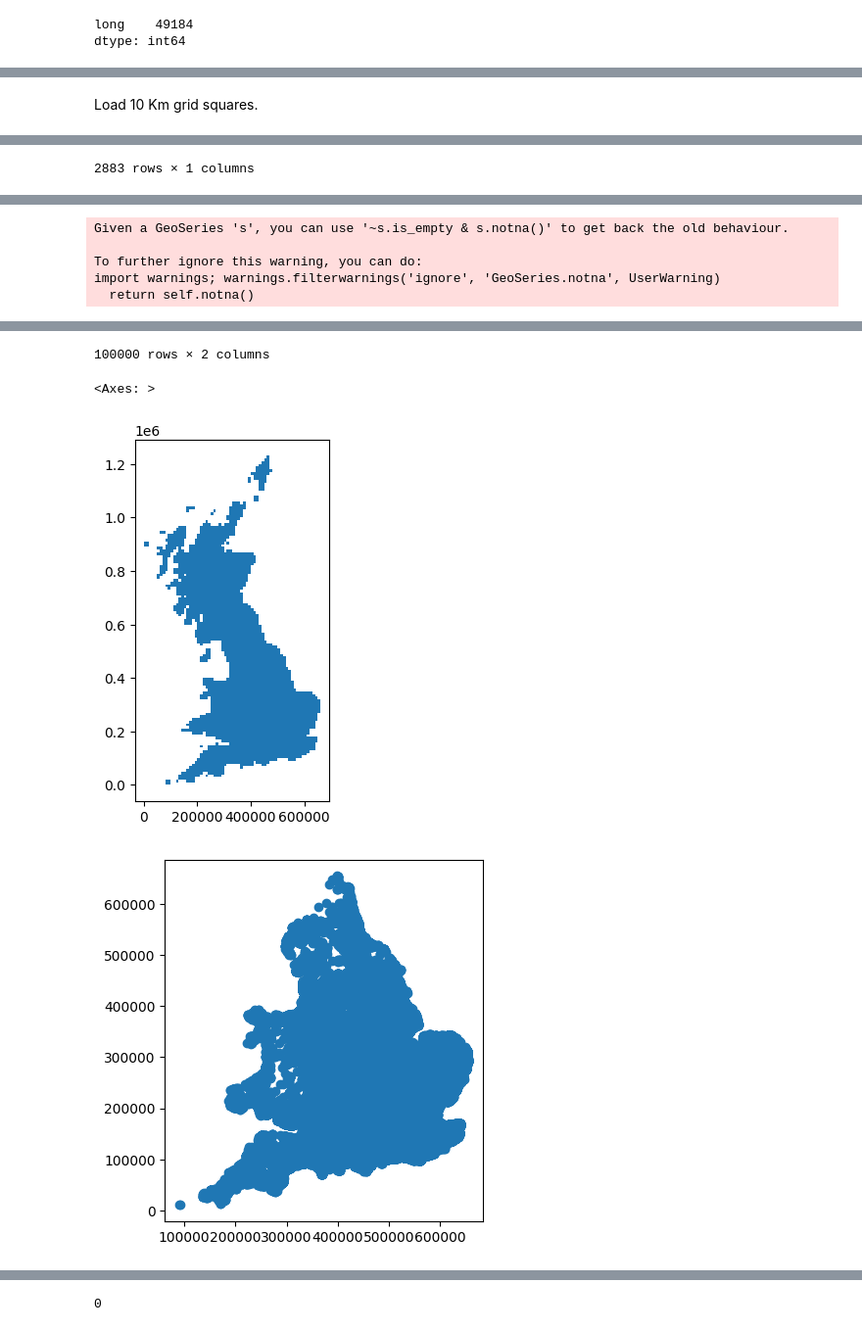
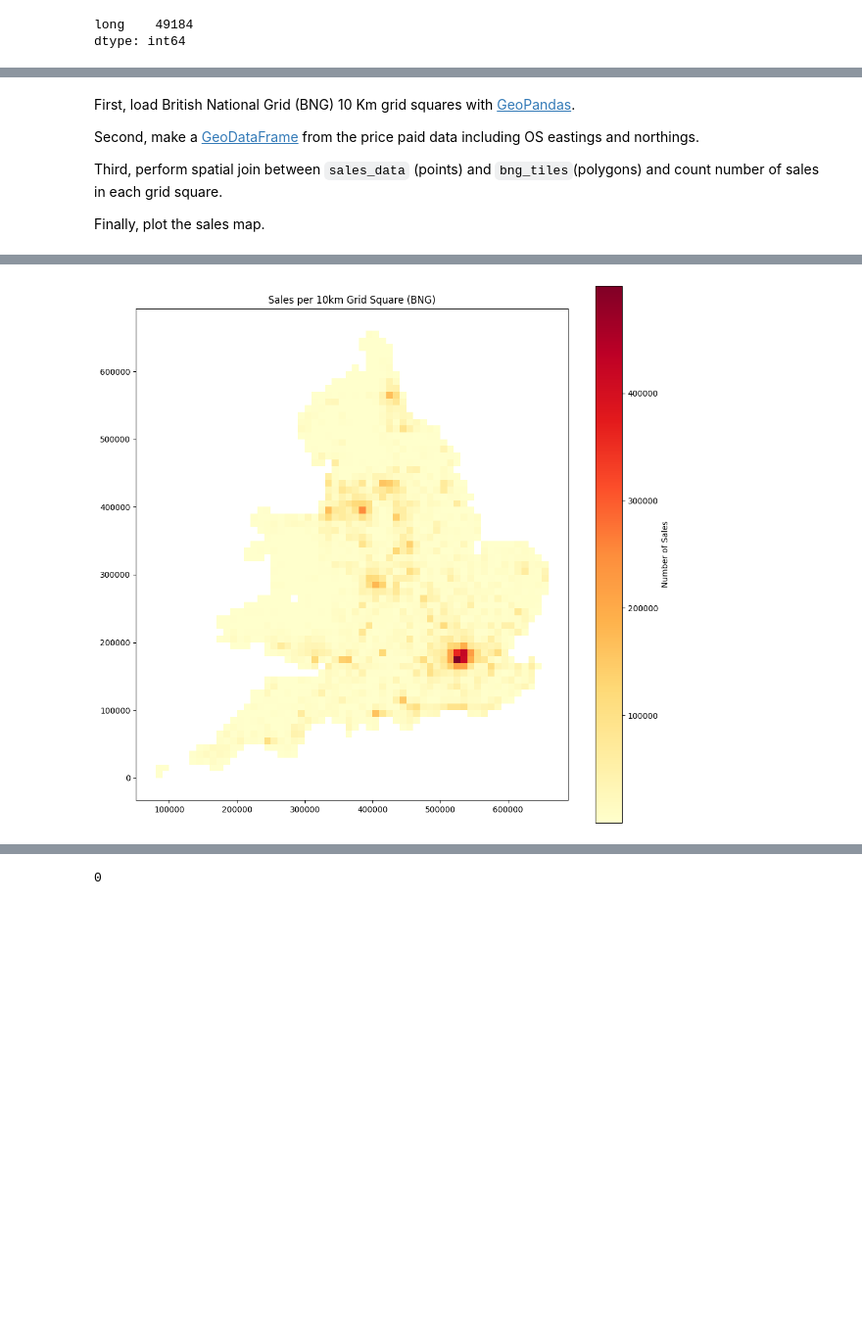
Before and after one commit to makeyourownmaker/misc, a Jupyter notebook: Chimnie.ipynb, the cells around one changed output, grey strips where cells are left out. Shown at 98% size. Drawn from its saved outputs; the diff is of its cells as text; code cells hidden in the pictures; blank space fills up the shorter version.

```diff
--- a/Chimnie.ipynb
+++ b/Chimnie.ipynb
@@ -557,34 +613,55 @@ Connecting to raw.githubusercontent.com (raw.githubusercontent.com)|185.199.108.
-# %% [markdown]
-Load 10 Km grid squares.
+# %% [markdown]
+First, load British National Grid (BNG) 10 Km grid squares with [GeoPandas](https://geopandas.org/en/stable/).
+
+Second, make a [GeoDataFrame](https://geopandas.org/en/stable/docs/reference/api/geopandas.GeoDataFrame.html) from the price paid data including OS eastings and northings.
+
+Third, perform spatial join between `sales_data` (points) and `bng_tiles`(polygons) and count number of sales in each grid square.
+
+Finally, plot the sales map.
 # %%
 import geopandas as gpd
 
 
-# Define the desired grid square size in kilometers
-grid_size_km = 10
-
-# Web Mercator projection for working with BNG tiles
-# crs = {'init': 'epsg:3857'}
-# crs = 'epsg:3857'
-# crs = 'EPSG:4326'
+# Projected coordinate system for United Kingdom
 crs = 'EPSG:27700'
 
-# Load BNG tiles
+# Step 1: Load BNG tiles
 bng_tiles = gpd.read_file('OSGB_Grid_10km.shp', crs=crs)
 bng_tiles.set_crs(crs, inplace=True)
-# bng_tiles.to_crs(crs, inplace=True)
-display(bng_tiles)
-display(bng_tiles.crs)
-bng_tiles.plot()
+# display(bng_tiles)
+# display(bng_tiles.crs)
+# bng_tiles.plot()
+# plt.show()
 
-# Assuming 'sales' data is a DataFrame with 'BNG' column representing point locations
-# and a 'sales' column representing sales figures
-sales_data = gpd.GeoDataFrame({'geometry': gpd.points_from_xy(DT_ll[:100000, 'oseast1m'].to_list()[0],
-                                                              DT_ll[:100000,'osnrth1m'].to_list()[0]),
-                               'sales': DT_ll[:100000, 'price'].to_list()[0]},
-                               crs = crs,
-                               #'sales': DT_ll['price']},
+# Step 2: Create a GeoDataFrame from the price paid data including
+#         OS eastings and northings
+# Assuming 'sales' data is a DataFrame with 'BNG' column representing
+# point locations and a 'sales' column representing sales figures
+sales_data = gpd.GeoDataFrame({'geometry': gpd.points_from_xy(DT_ll['oseast1m'].to_list()[0],
+                                                              DT_ll['osnrth1m'].to_list()[0]),
+                               'sales': DT_ll['price'].to_list()[0]},
+                               crs = crs)
+# display(sales_data)
+# sales_data.plot()
+# plt.show()
+
+
+# Step 3: Perform spatial join between sales_data (points) and bng_tiles (polys)
+#         and count number of sales
+# WARNING: Bottleneck here
+sales_grid = bng_tiles.join(
+    gpd.sjoin(sales_data, bng_tiles).groupby("index_right").size().rename("sales_count"),
+    how="left",
 )
-display(sales_data)
-sales_data.plot()
+# print('sales_grid:')
+# display(sales_grid)
+
+# Step 4: Plot the map
+fig, ax = plt.subplots(figsize=(12, 12))
+sales_grid.plot(column='sales_count', cmap='YlOrRd', linewidth=0.8,
+                 ax=ax, legend=True,  # edgecolor='0.8',
+                 legend_kwds={'label': 'Number of Sales'}
+                 )
+plt.title('Sales per 10km Grid Square (BNG)')
+plt.show()
 # %% [output]
@@ -603 +667,0 @@ sales_data.plot()
-2883 rows × 1 columns
@@ -618,5 +667,0 @@ Datum: Ordnance Survey of Great Britain 1936
-Given a GeoSeries 's', you can use '~s.is_empty & s.notna()' to get back the old behaviour.
-
-To further ignore this warning, you can do:
-import warnings; warnings.filterwarnings('ignore', 'GeoSeries.notna', UserWarning)
-  return self.notna()
@@ -635,4 +668 @@ import warnings; warnings.filterwarnings('ignore', 'GeoSeries.notna', UserWarnin
-100000 rows × 2 columns
-<Axes: >
-[figure, old version]
+[figure, new version]
-[figure, removed]
```
Also changed, not shown: parts of 42 cells of this notebook.
